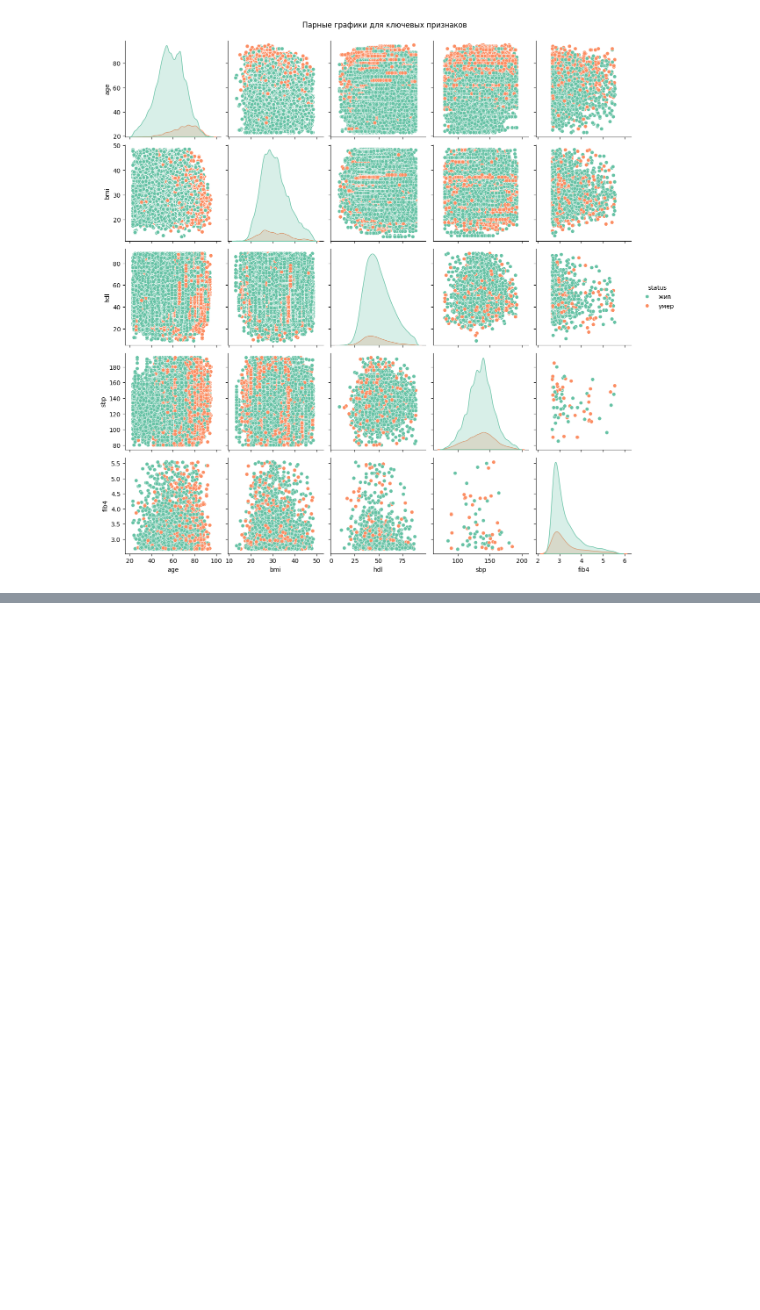
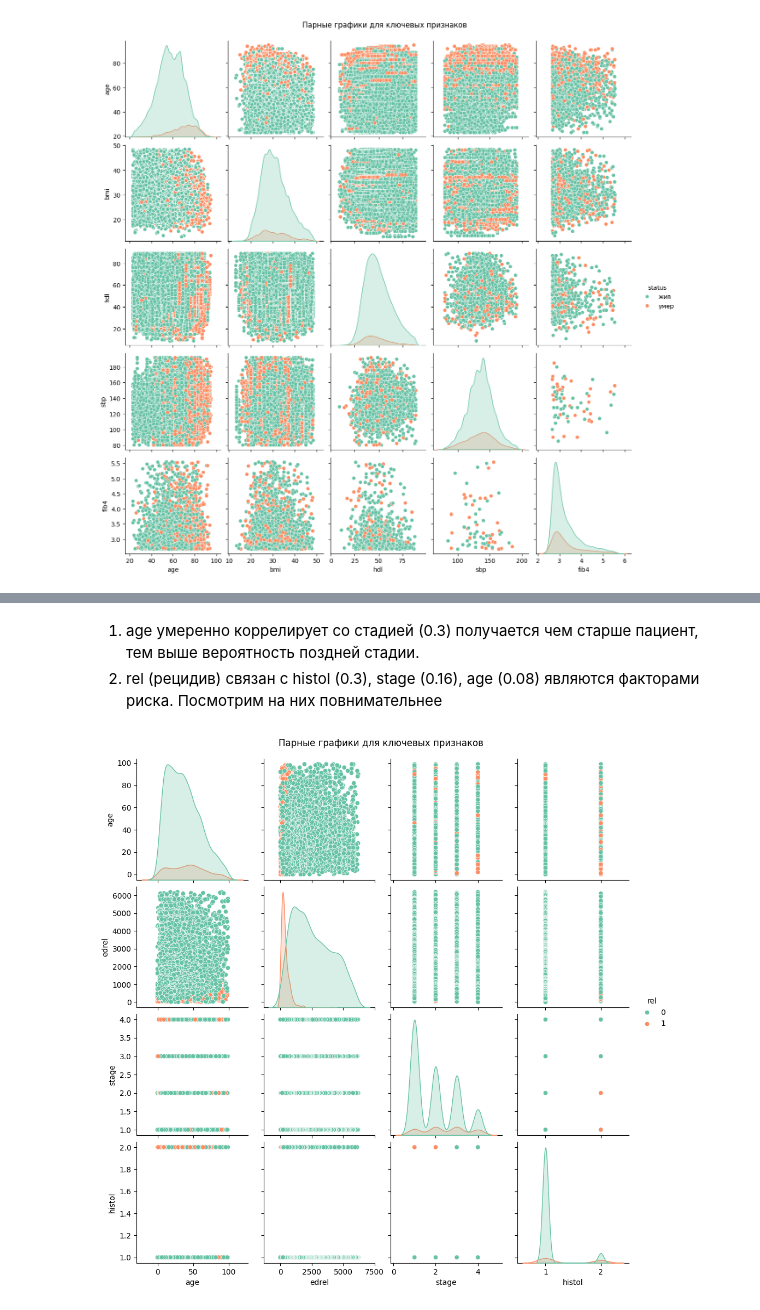
Before and after one commit to KonstGen921/sf_data_science, a Jupyter notebook: project1/assessment_task_PJ.ipynb, the cells around one changed output, grey strips where cells are left out. Saved outputs shown, nothing was run; the diff lists cells and outputs as text; code cells hidden in the pictures; blank space fills up the shorter version.

```diff
--- a/project1/assessment_task_PJ.ipynb
+++ b/project1/assessment_task_PJ.ipynb
@@ -606,0 +756,11 @@ plt.show()
+# %% [markdown]
+1. age умеренно коррелирует со стадией (0.3) получается чем старше пациент, тем выше вероятность поздней стадии.
+2. rel (рецидив) связан с histol (0.3), stage (0.16), age (0.08) являются факторами риска.
+Посмотрим на них повнимательнее
+# %%
+# Постройте парные графики для ключевых признаков, отметьте все аномалии и выбросы.
+sns.pairplot(mask_nwtco_age, hue='rel', vars=['age', 'edrel', 'stage', 'histol'], palette='Set2')
+plt.suptitle('Парные графики для ключевых признаков', y=1.02)
+plt.show()
+# %% [output]
+[figure, added]
```
Also changed, not shown: parts of 16 cells of this notebook.
